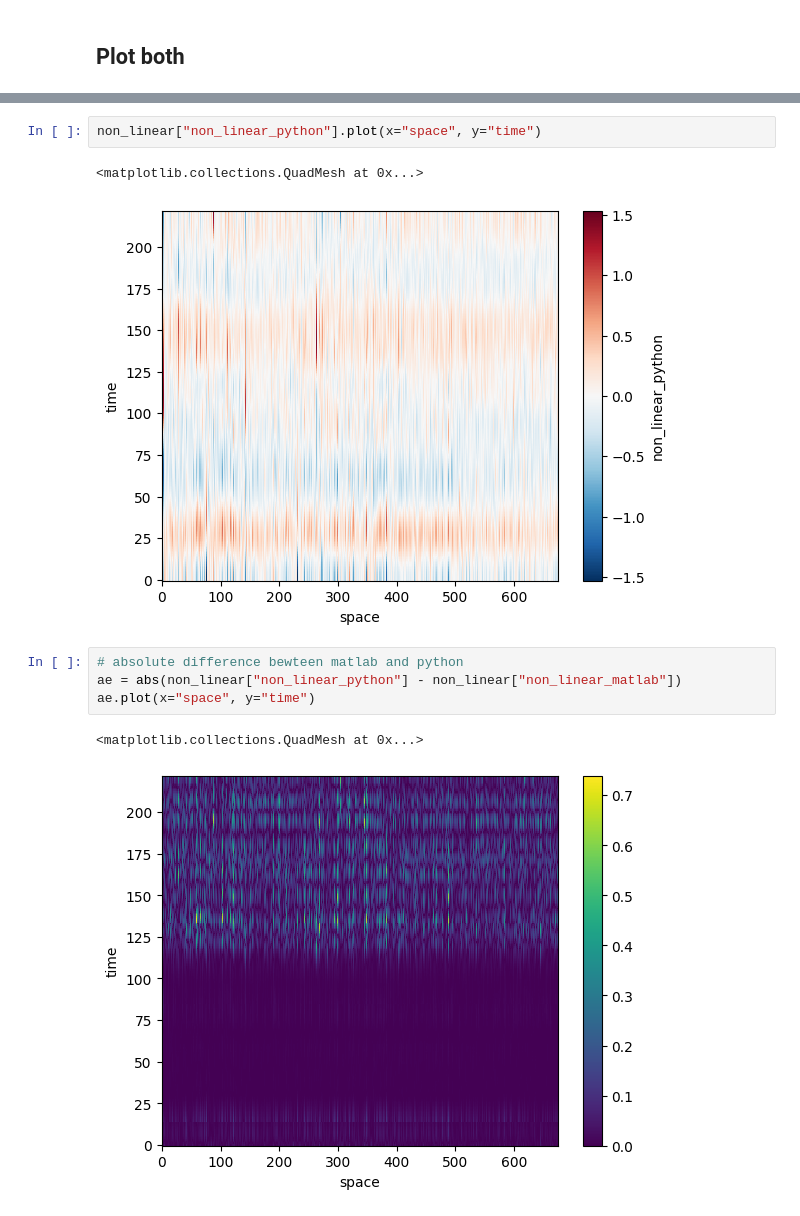
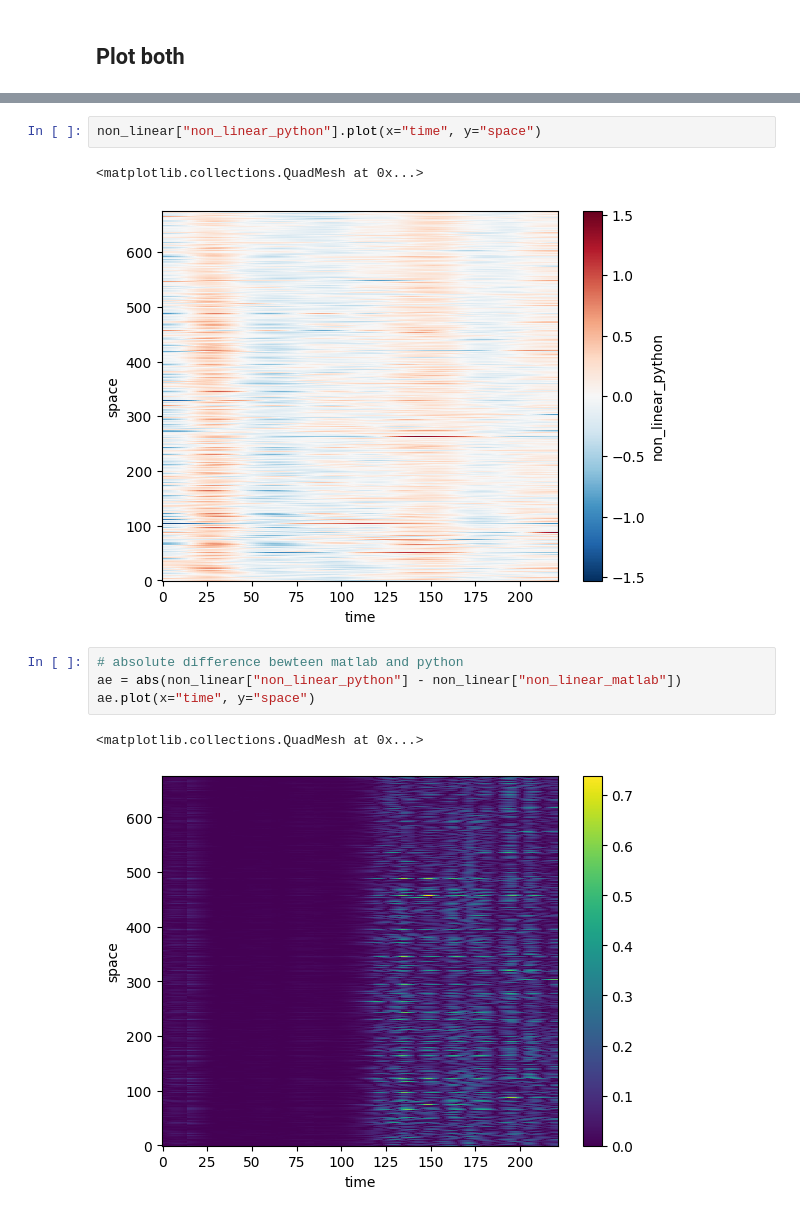
Before and after one commit to TUDelftGeodesy/DePSI, a Jupyter notebook: examples/notebooks/demo_atmosphere_estimation.ipynb, the cells around one changed output, grey strips where cells are left out. Cells and saved outputs as stored; diff of their text form.

Commit message:
fix axis in plots in nb

```diff
--- a/examples/notebooks/demo_atmosphere_estimation.ipynb
+++ b/examples/notebooks/demo_atmosphere_estimation.ipynb
@@ -47,12 +47,12 @@ non_linear["non_linear_matlab"].plot(x="space", y="time")
 # %%
-non_linear["non_linear_python"].plot(x="space", y="time")
+non_linear["non_linear_python"].plot(x="time", y="space")
 # %% [output]
 <matplotlib.collections.QuadMesh at 0x...>
-[figure, old version]
+[figure, new version]
 # %%
 # absolute difference bewteen matlab and python
 ae = abs(non_linear["non_linear_python"] - non_linear["non_linear_matlab"])
-ae.plot(x="space", y="time")
+ae.plot(x="time", y="space")
 # %% [output]
 <matplotlib.collections.QuadMesh at 0x...>
-[figure, old version]
+[figure, new version]
```
Also changed, not shown: parts of 1 cell of this notebook.
